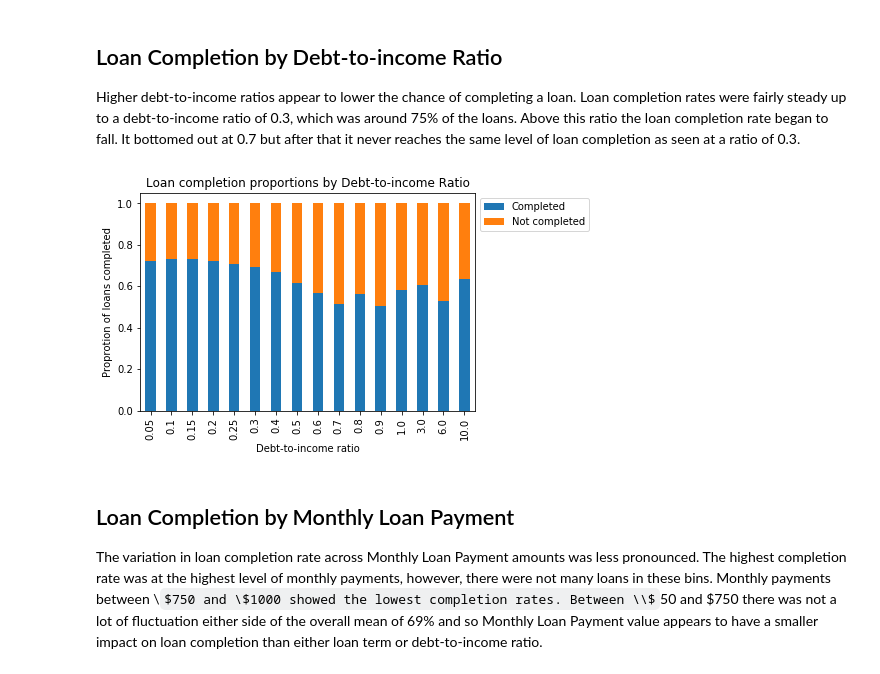
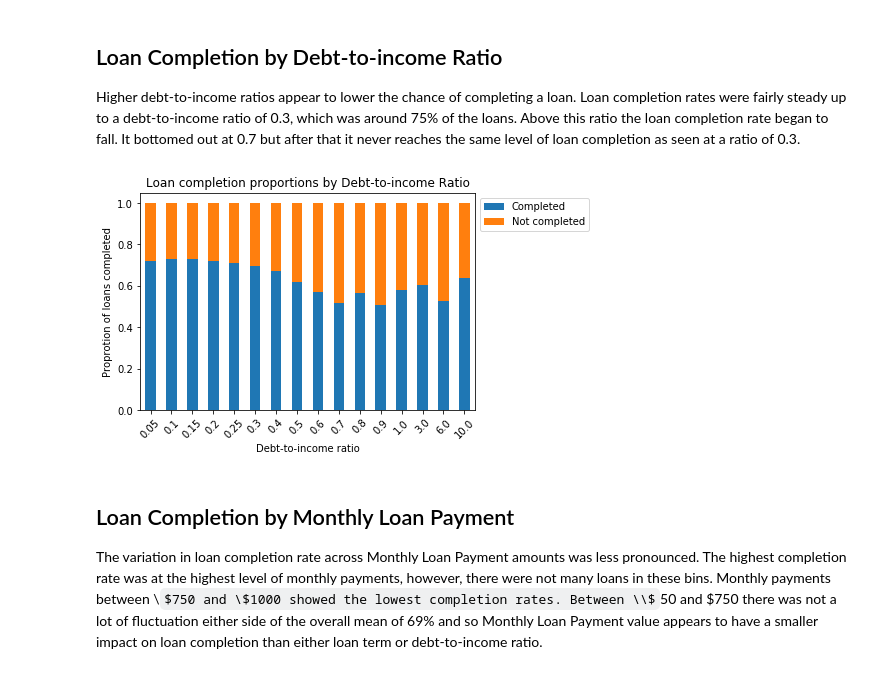
Before and after one commit to Jeffro80/DAND_Communicate_Findings, a Jupyter notebook: explanatory_analysis.ipynb, the cells around one changed output. Cells and saved outputs as stored; diff of their text form; code cells hidden in the pictures; some formulas as TeX source.

```diff
--- a/explanatory_analysis.ipynb
+++ b/explanatory_analysis.ipynb
@@ -251,12 +251,12 @@ def get_ratio(debt_to_income):
 loans['DebtRatioBin'] = loans.DebtToIncomeRatio.apply(get_ratio)
 # %%
 debt_props = loans.groupby('DebtRatioBin')['LoanCompleted'].value_counts(normalize=True).unstack()
-debt_props.plot(kind='bar', stacked='True', title='Loan completion proportions by Debt-to-income Ratio').legend(
-    bbox_to_anchor=(1, 1))
+debt_props.plot(kind='bar', stacked='True', title='Loan completion proportions by Debt-to-income Ratio',
+                rot=45).legend(bbox_to_anchor=(1, 1))
 plt.xlabel('Debt-to-income ratio')
 plt.ylabel('Proprotion of loans completed');
 # %% [output]
-[figure, old version]
+[figure, new version]
 # %% [markdown]
 ## Loan Completion by Monthly Loan Payment
 
```
Also changed, not shown: parts of 2 cells of this notebook, 1 other file.
